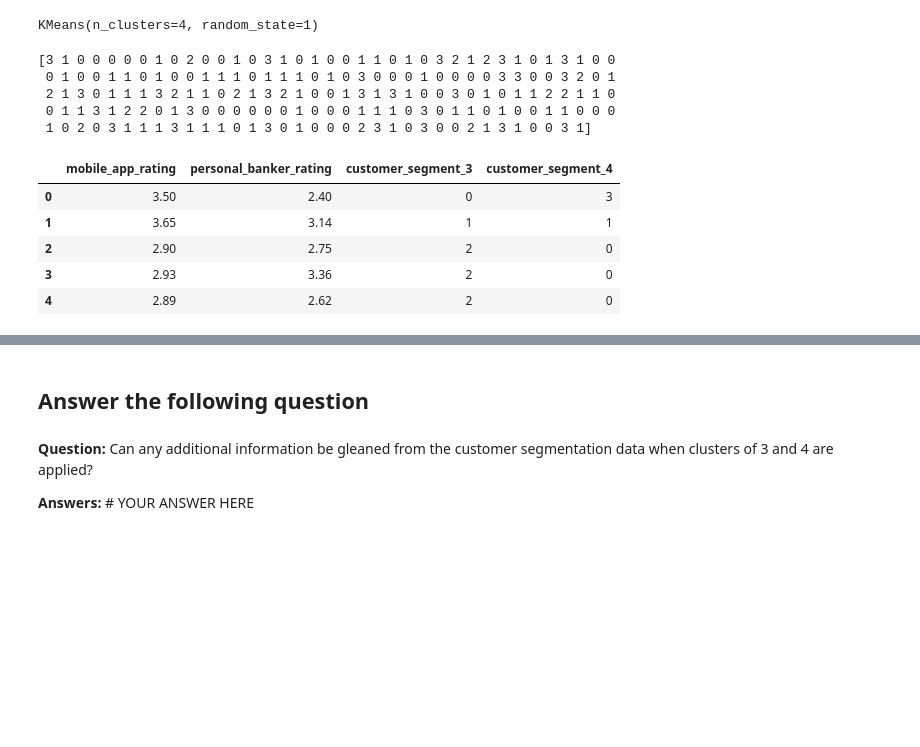
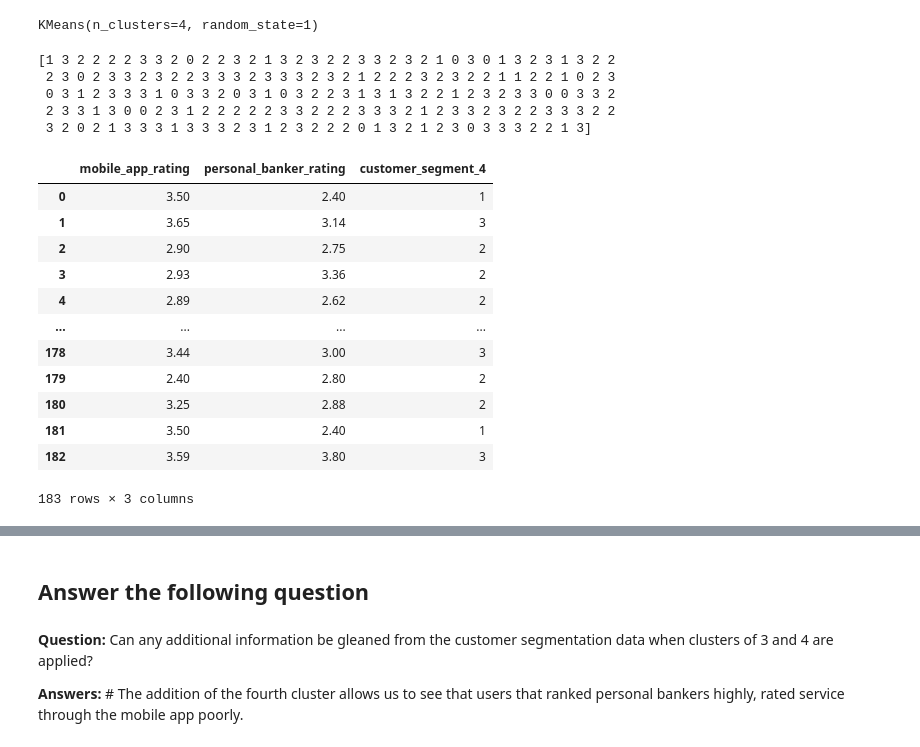
Before and after one commit to ppatel0910/fintech-boot-camp, a Jupyter notebook: Activities/10-Unsupervised-Learning/1/Activities/03-Stu_Segmenting_Customers/Unsolved/segmenting_customers.ipynb, the cells around one changed output, grey strips where cells are left out. Cells and saved outputs as stored; diff of their text form; code cells hidden in the pictures; blank space fills up the shorter version.

```diff
--- a/Activities/10-Unsupervised-Learning/1/Activities/03-Stu_Segmenting_Customers/Unsolved/segmenting_customers.ipynb
+++ b/Activities/10-Unsupervised-Learning/1/Activities/03-Stu_Segmenting_Customers/Unsolved/segmenting_customers.ipynb
@@ -82,41 +98,49 @@ IndexError: only integers, slices (`:`), ellipsis (`...`), numpy.newaxis (`None`
 ## Run the k-means model with 4 clusters
 # %%
 # Create and initialize the K-means model instance for 4 clusters
-# YOUR CODE HERE
+model = KMeans(n_clusters = 4, random_state = 1)
 
 # Print the model
-# YOUR CODE HERE
+model
 # %% [output]
 KMeans(n_clusters=4, random_state=1)
 # %%
 # Fit the data to the instance of the model
-# YOUR CODE HERE
+model.fit(service_ratings_df)
 # %% [output]
 KMeans(n_clusters=4, random_state=1)
 # %%
 # Make predictions about the data clusters using the trained model
-# YOUR CODE HERE
+four_cluster_service_ratings_df = model.predict(service_ratings_df)
 
 # Print the predictions
-# YOUR CODE HERE
+print(four_cluster_service_ratings_df)
 # %% [output]
-[3 1 0 0 0 0 0 1 0 2 0 0 1 0 3 1 0 1 0 0 1 1 0 1 0 3 2 1 2 3 1 0 1 3 1 0 0
- 0 1 0 0 1 1 0 1 0 0 1 1 1 0 1 1 1 0 1 0 3 0 0 0 1 0 0 0 0 3 3 0 0 3 2 0 1
- 2 1 3 0 1 1 1 3 2 1 1 0 2 1 3 2 1 0 0 1 3 1 3 1 0 0 3 0 1 0 1 1 2 2 1 1 0
- 0 1 1 3 1 2 2 0 1 3 0 0 0 0 0 0 1 0 0 0 1 1 1 0 3 0 1 1 0 1 0 0 1 1 0 0 0
- 1 0 2 0 3 1 1 1 3 1 1 1 0 1 3 0 1 0 0 0 2 3 1 0 3 0 0 2 1 3 1 0 0 3 1]
+[1 3 2 2 2 2 3 3 2 0 2 2 3 2 1 3 2 3 2 2 3 3 2 3 2 1 0 3 0 1 3 2 3 1 3 2 2
+ 2 3 0 2 3 3 2 3 2 2 3 3 3 2 3 3 3 2 3 2 1 2 2 2 3 2 3 2 2 1 1 2 2 1 0 2 3
+ 0 3 1 2 3 3 3 1 0 3 3 2 0 3 1 0 3 2 2 3 1 3 1 3 2 2 1 2 3 2 3 3 0 0 3 3 2
+ 2 3 3 1 3 0 0 2 3 1 2 2 2 2 2 3 3 2 2 2 3 3 3 2 1 2 3 3 2 3 2 2 3 3 3 2 2
+ 3 2 0 2 1 3 3 3 1 3 3 3 2 3 1 2 3 2 2 2 0 1 3 2 1 2 3 0 3 3 3 2 2 1 3]
 # %%
 # Add a column to the service_ratings_predictions_df DataFrame that contains the customer_segment information
-# YOUR CODE HERE
+ratings_df = service_ratings_df.copy()
+ratings_df['customer_segment_4'] = four_cluster_service_ratings_df
 
 # Review the DataFrame
-# YOUR CODE HERE
+ratings_df
 # %% [output]
-|  | mobile_app_rating | personal_banker_rating | customer_segment_3 | customer_segment_4 |
-| 0 | 3.50 | 2.40 | 0 | 3 |
-| 1 | 3.65 | 3.14 | 1 | 1 |
-| 2 | 2.90 | 2.75 | 2 | 0 |
-| 3 | 2.93 | 3.36 | 2 | 0 |
-| 4 | 2.89 | 2.62 | 2 | 0 |
+|  | mobile_app_rating | personal_banker_rating | customer_segment_4 |
+| 0 | 3.50 | 2.40 | 1 |
+| 1 | 3.65 | 3.14 | 3 |
+| 2 | 2.90 | 2.75 | 2 |
+| 3 | 2.93 | 3.36 | 2 |
+| 4 | 2.89 | 2.62 | 2 |
+| ... | ... | ... | ... |
+| 178 | 3.44 | 3.00 | 3 |
+| 179 | 2.40 | 2.80 | 2 |
+| 180 | 3.25 | 2.88 | 2 |
+| 181 | 3.50 | 2.40 | 1 |
+| 182 | 3.59 | 3.80 | 3 |
+183 rows × 3 columns
 # %%
 # Plot the data points based on the customer rating
@@ -128,4 +156,4 @@ KMeans(n_clusters=4, random_state=1)
 # %% [markdown]
 **Question:** Can any additional information be gleaned from the customer segmentation data when clusters of 3 and 4 are applied?
 
-**Answers:** # YOUR ANSWER HERE
+**Answers:** # The addition of the fourth cluster allows us to see that users that ranked personal bankers highly, rated service through the mobile app poorly.
```
Also changed, not shown: parts of 4 cells of this notebook, 1 other file.
